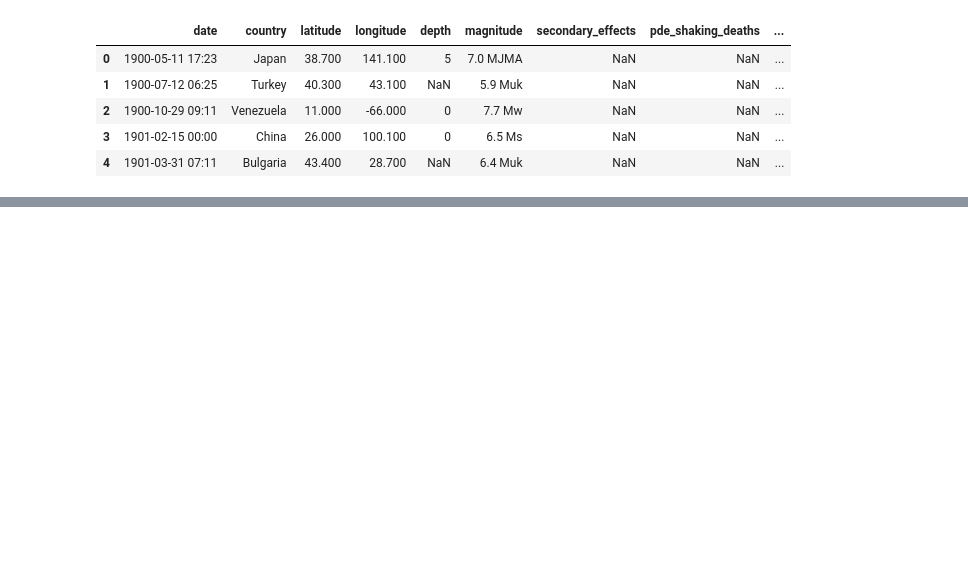
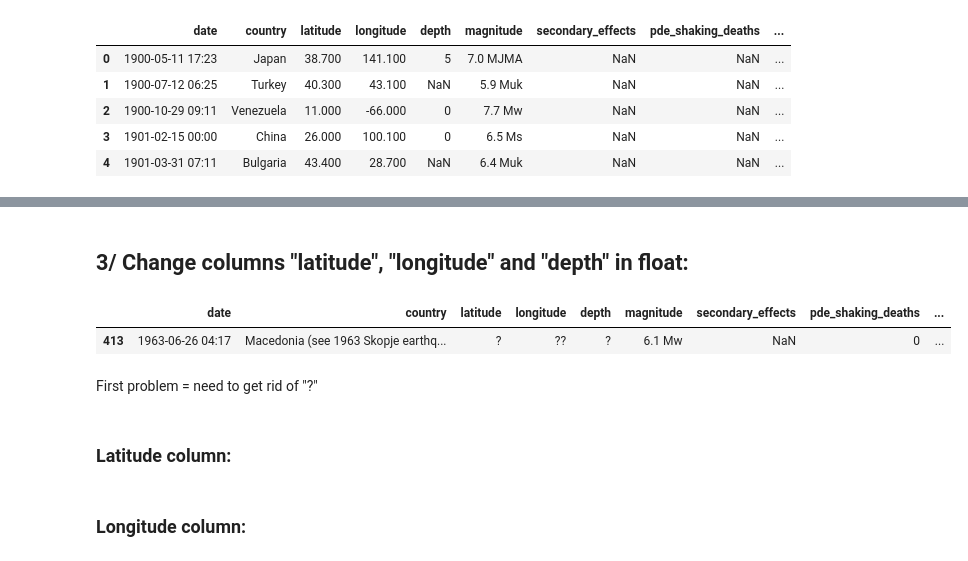
Before and after one commit to nss-data-science-cohort-4/dq3-earthquakes-amdquake, a Jupyter notebook: notebook/dq3-amdquake-alg-02-columns_cleaning.ipynb, the cells around one changed output, grey strips where cells are left out. Drawn from its saved outputs; the diff is of its cells as text; code cells hidden in the pictures; blank space fills up the shorter version.

```diff
--- a/notebook/dq3-amdquake-alg-02-columns_cleaning.ipynb
+++ b/notebook/dq3-amdquake-alg-02-columns_cleaning.ipynb
@@ -17,0 +94,11 @@ world_earthquakes.tail()
+# %% [markdown]
+## 3/ Change columns "latitude", "longitude" and "depth" in float:
+# %%
+world_earthquakes[world_earthquakes['latitude'] == '?']
+# %% [output]
+|  | date | country | latitude | longitude | depth | magnitude | secondary_effects | pde_shaking_deaths | ... |
+| 413 | 1963-06-26 04:17 | Macedonia (see 1963 Skopje earthq... | ? | ?? | ? | 6.1 Mw | NaN | 0 | ... |
+# %% [markdown]
+First problem = need to get rid of "?"
+# %% [markdown]
+### Latitude column:
@@ -17,0 +110,2 @@ world_earthquakes.tail()
+# %% [markdown]
+### Longitude column:
```
Also changed, not shown: parts of 67 cells of this notebook.
